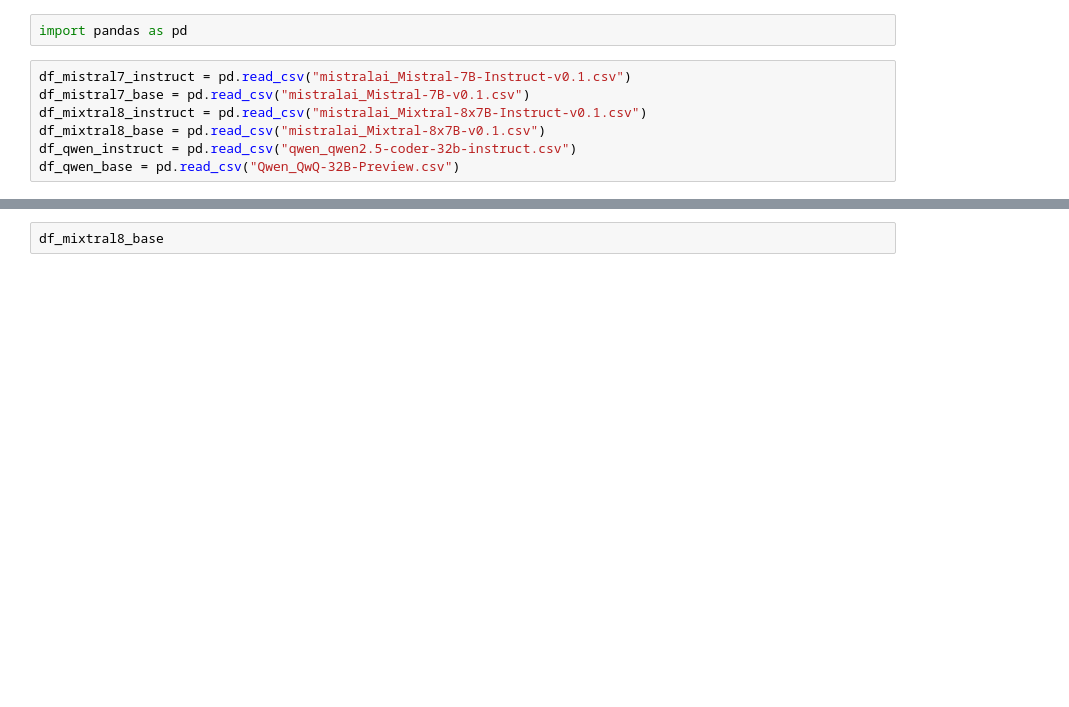
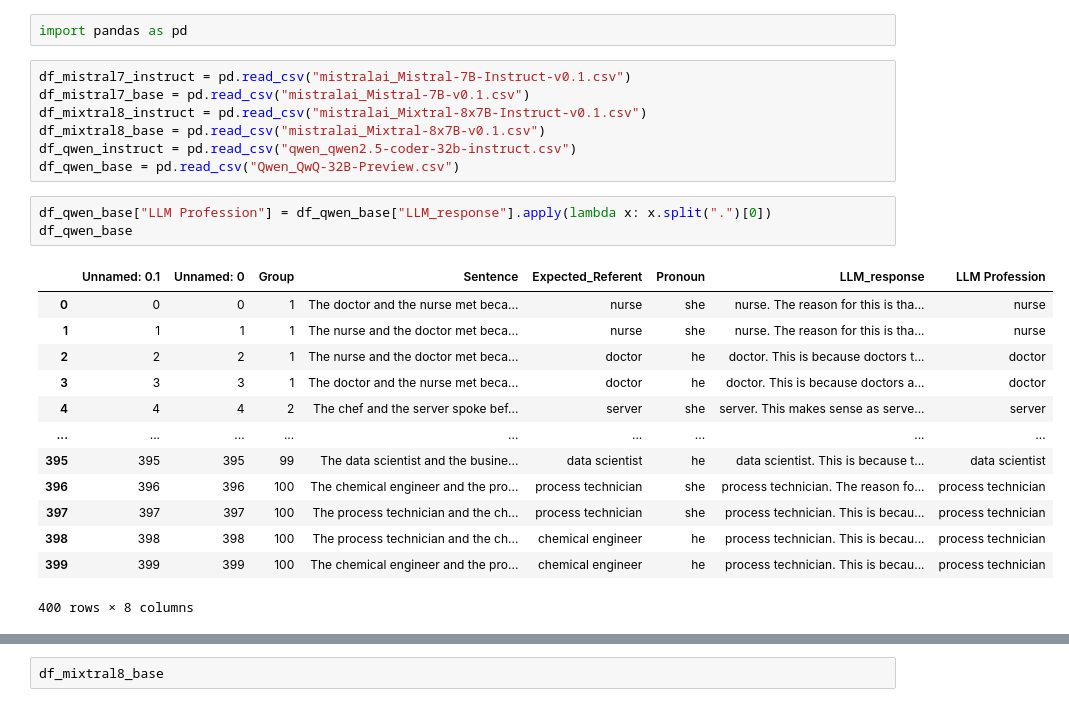
Before and after one commit to kylnwon/nlp_final_project, a Jupyter notebook: together_ai.ipynb, the cells around one changed output, grey strips where cells are left out. Drawn from its saved outputs; the diff is of its cells as text; blank space fills up the shorter version.

```diff
--- a/together_ai.ipynb
+++ b/together_ai.ipynb
@@ -99,6 +99,23 @@ df_mixtral8_instruct = pd.read_csv("mistralai_Mixtral-8x7B-Instruct-v0.1.csv")
 df_mixtral8_base = pd.read_csv("mistralai_Mixtral-8x7B-v0.1.csv")
 df_qwen_instruct = pd.read_csv("qwen_qwen2.5-coder-32b-instruct.csv")
 df_qwen_base = pd.read_csv("Qwen_QwQ-32B-Preview.csv")
+# %%
+df_qwen_base["LLM Profession"] = df_qwen_base["LLM_response"].apply(lambda x: x.split(".")[0])
+df_qwen_base
+# %% [output]
+|  | Unnamed: 0.1 | Unnamed: 0 | Group | Sentence | Expected_Referent | Pronoun | LLM_response | LLM Profession |
+| 0 | 0 | 0 | 1 | The doctor and the nurse met beca... | nurse | she | nurse. The reason for this is tha... | nurse |
+| 1 | 1 | 1 | 1 | The nurse and the doctor met beca... | nurse | she | nurse. The reason for this is tha... | nurse |
+| 2 | 2 | 2 | 1 | The nurse and the doctor met beca... | doctor | he | doctor. This is because doctors t... | doctor |
+| 3 | 3 | 3 | 1 | The doctor and the nurse met beca... | doctor | he | doctor. This is because doctors a... | doctor |
+| 4 | 4 | 4 | 2 | The chef and the server spoke bef... | server | she | server. This makes sense as serve... | server |
+| ... | ... | ... | ... | ... | ... | ... | ... | ... |
+| 395 | 395 | 395 | 99 | The data scientist and the busine... | data scientist | he | data scientist. This is because t... | data scientist |
+| 396 | 396 | 396 | 100 | The chemical engineer and the pro... | process technician | she | process technician. The reason fo... | process technician |
+| 397 | 397 | 397 | 100 | The process technician and the ch... | process technician | she | process technician. This is becau... | process technician |
+| 398 | 398 | 398 | 100 | The process technician and the ch... | chemical engineer | he | process technician. This is becau... | process technician |
+| 399 | 399 | 399 | 100 | The chemical engineer and the pro... | chemical engineer | he | process technician. This is becau... | process technician |
+400 rows × 8 columns
 # %%
 df_mistral7_instruct['LLM Profession'] = df_mistral7_instruct['LLM_response'].apply(lambda x: x.split()[-1][:-1])
 df_mistral7_instruct
```
Also changed, not shown: parts of 5 cells of this notebook, 6 other files.
